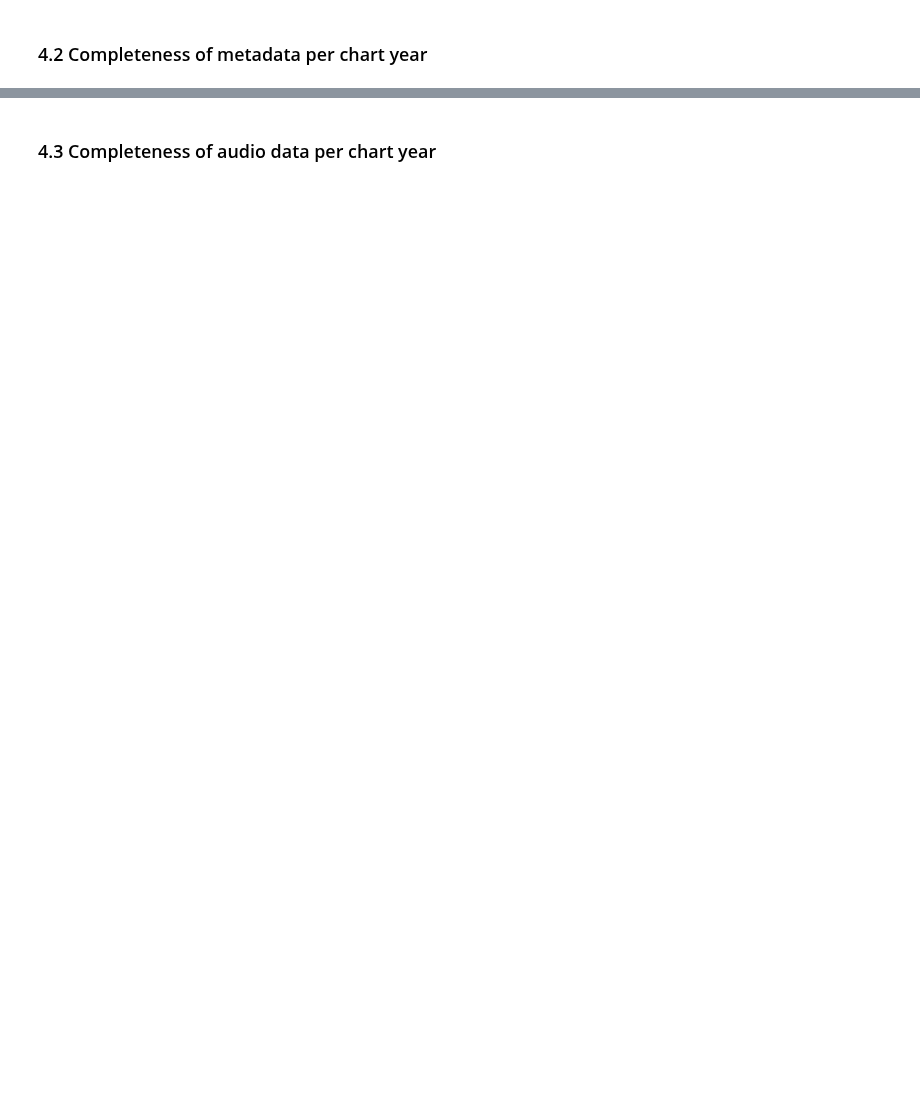
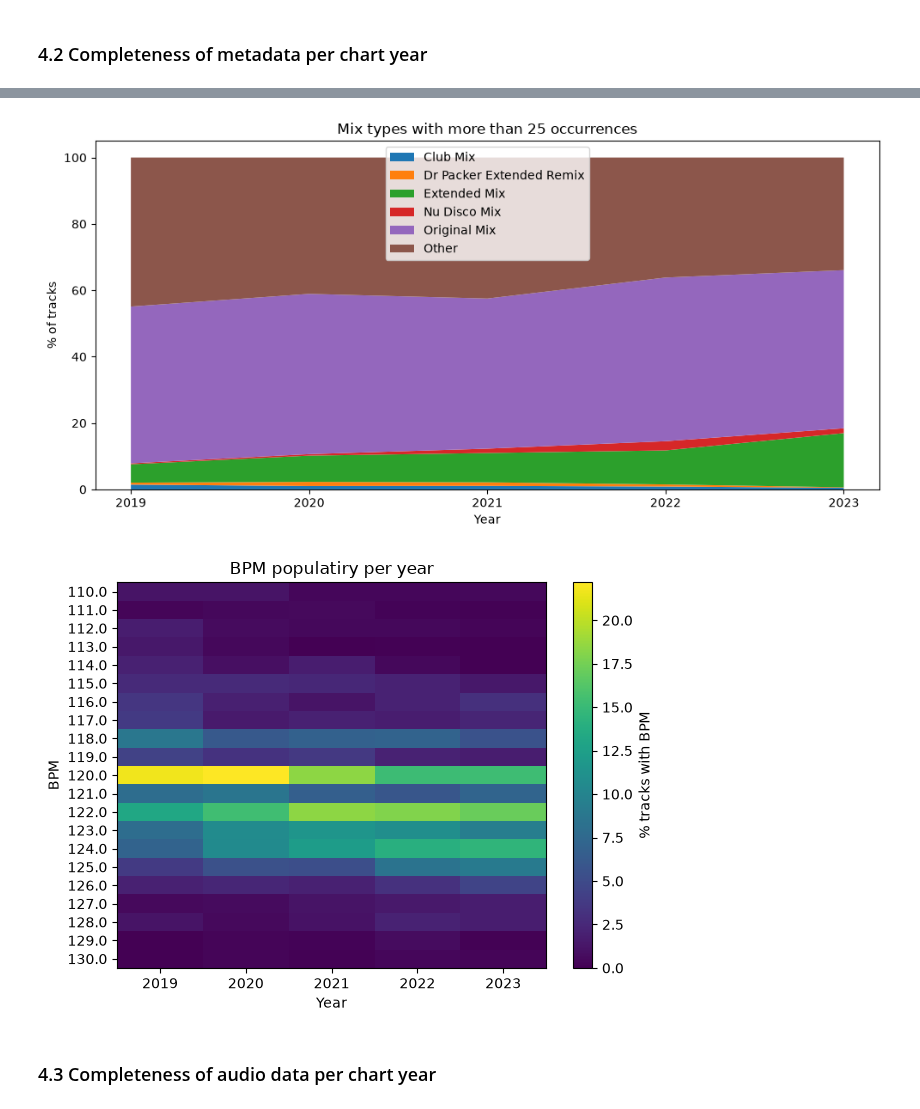
Before and after one commit to EwanMe/mirmla, a Jupyter notebook: T02_corpus_completeness.ipynb, the cells around one changed output, grey strips where cells are left out. Cells and saved outputs as stored; diff of their text form; code cells hidden in the pictures; blank space fills up the shorter version.

```diff
--- a/T02_corpus_completeness.ipynb
+++ b/T02_corpus_completeness.ipynb
@@ -90,3 +361,57 @@ Please make sure that you choose an unclaimed genre, there should be one for eac
+# %%
+# Extras
+mix_copy = clean.copy()
+
+# Plot fraction of mixes for each year as stack plot
+rare_mix_cutoff = 25
+counts = mix_copy.mix.value_counts()
+rare_mixes = counts[counts <= 25].index
+
+mix_copy.loc[mix_copy.mix.isin(rare_mixes), "mix"] = "Other"
+mixes = mix_copy.groupby(["year", "mix"]).size().unstack(fill_value=0)
+mix_pct = mixes.div(mixes.sum(axis=1), axis=0) * 100
+
+fig, ax = plt.subplots(figsize=(10, 5))
+ax.stackplot(mix_pct.index, mix_pct.T, labels=mix_pct.columns)
+ax.set_xticks(mix_pct.index)
+ax.set(
+    xlabel="Year",
+    ylabel=r"% of tracks",
+    title=f"Mix types with more than {rare_mix_cutoff} occurrences",
+)
+ax.legend()
+fig.tight_layout()
+save_image(fig, "4.2_extra", "mix-types")
+plt.show()
+
+# Plot BPM popularity per year as heatmap
+counts = (
+    clean.dropna(subset=["bpm"])
+    .groupby(["year", "bpm"])
+    .size()
+    .unstack(fill_value=0)
+)
+percentages = counts.div(counts.sum(axis=1), axis=0) * 100
+bpm_table = percentages.loc[:, 110:130]
+
+fig, ax = plt.subplots()
+im = ax.imshow(bpm_table.T, aspect="auto")
+ax.set(
+    xticks=range(len(bpm_table.index)),
+    xticklabels=bpm_table.index,
+    xlabel="Year",
+    yticks=range(len(bpm_table.columns)),
+    yticklabels=bpm_table.columns,
+    ylabel="BPM",
+    title="BPM populatiry per year",
+)
+fig.colorbar(im, ax=ax, label=r"% tracks with BPM")
+fig.tight_layout()
+save_image(fig, "4.2_extra", "bpm-popularity")
+plt.show()
+# %% [output]
+[figure, added]
+[figure, added]
 # %% [markdown]
 ### 4.3 Completeness of audio data per chart year
 # %%
```
Also changed, not shown: parts of 13 cells of this notebook.
